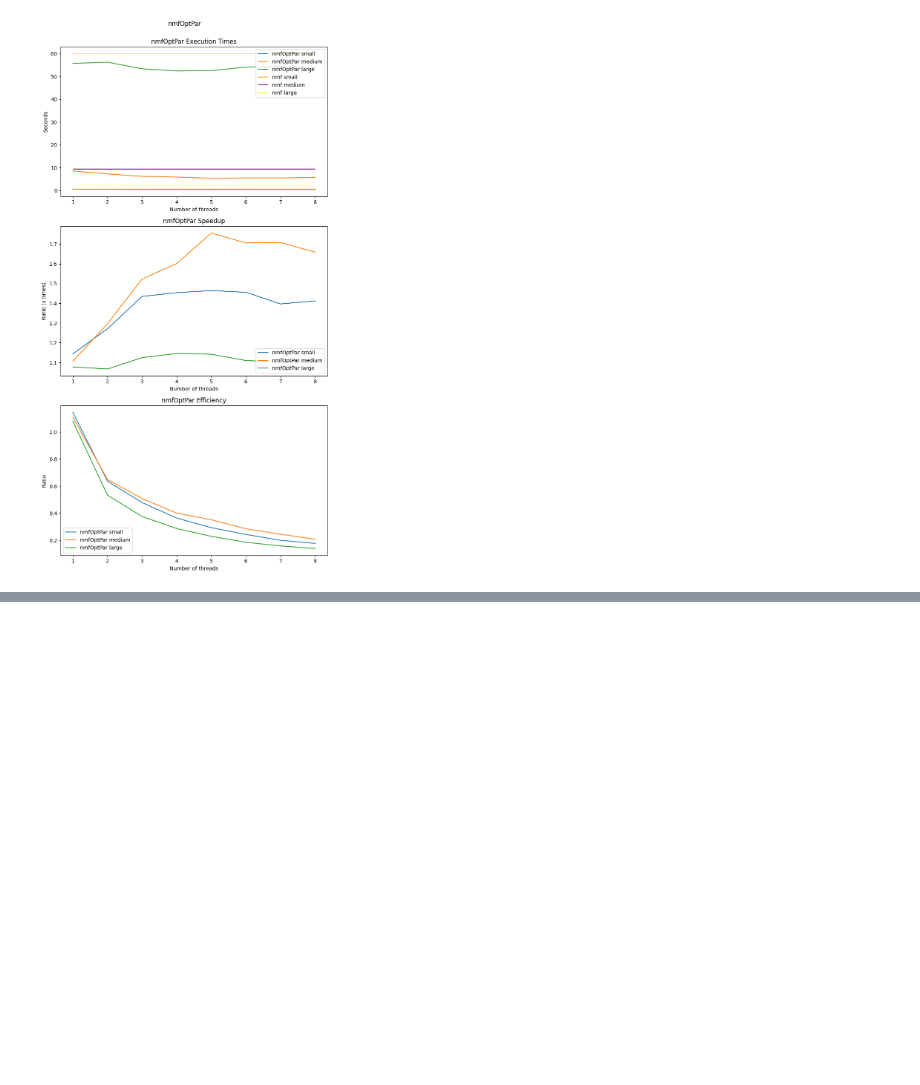
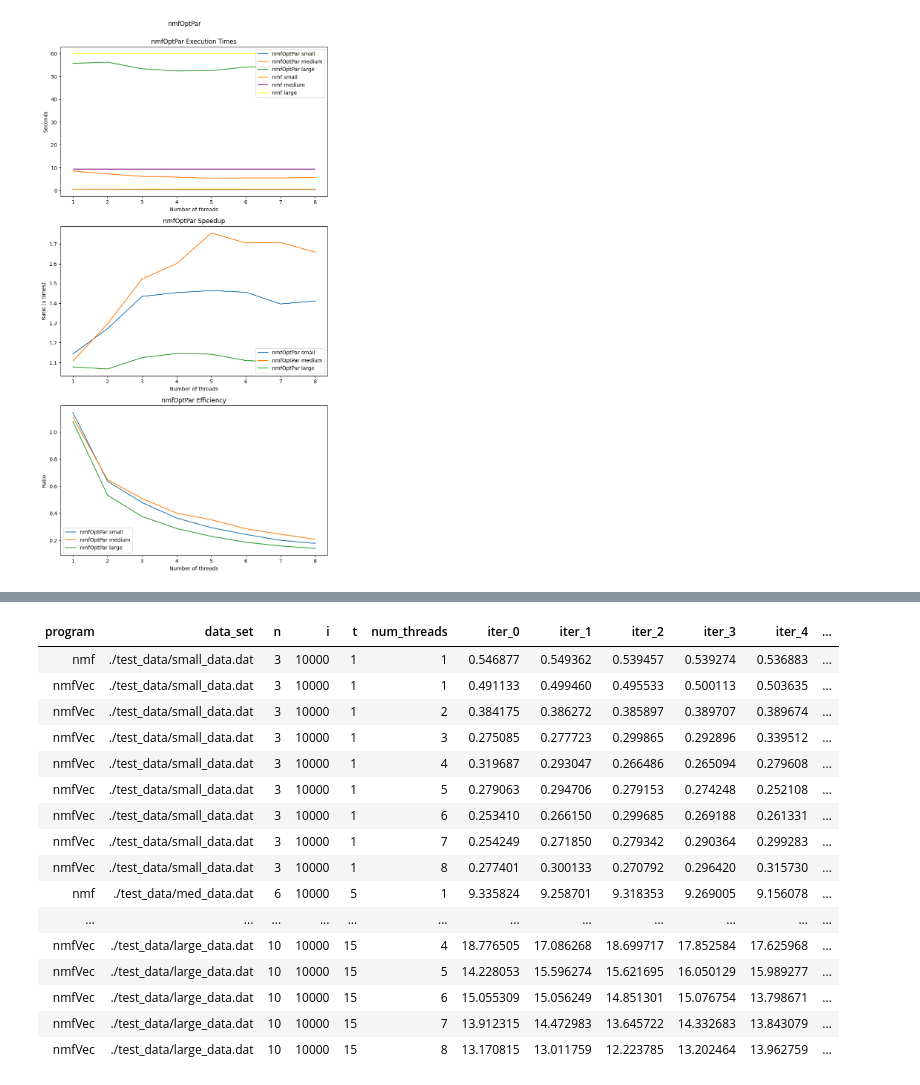
Before and after one commit to NFabrizio/NMF, a Jupyter notebook: results.ipynb, the cells around one changed output, grey strips where cells are left out. Saved outputs shown, nothing was run; the diff lists cells and outputs as text; code cells hidden in the pictures; blank space fills up the shorter version.

```diff
--- a/results.ipynb
+++ b/results.ipynb
@@ -324,7 +324,9 @@ def calc_mean_and_variance(df):
 
     return df
 # %%
-desired_cols = ['program', 'data_set', 'n', 'i', 't', 'blk_size', 'iter_0', 'iter_1', 'iter_2', \
+# desired_cols = ['program', 'data_set', 'n', 'i', 't', 'blk_size', 'iter_0', 'iter_1', 'iter_2', \
+#                 'iter_3', 'iter_4', 'iter_5', 'iter_6', 'adjusted_mean', 'speedup', 'efficiency']
+desired_cols = ['program', 'data_set', 'n', 'i', 't', 'num_threads', 'iter_0', 'iter_1', 'iter_2', \
                 'iter_3', 'iter_4', 'iter_5', 'iter_6', 'adjusted_mean', 'speedup', 'efficiency']
 # %%
 from IPython.display import display
@@ -1133,0 +1157,21 @@ plot_times2(adjusted_data_nmfOptPar, 'nmfOptPar', 'nmfOptPar.png')
+# %%
+adjusted_data_nmfVec = calc_mean_and_variance2(data_nmfVec)
+print_table(adjusted_data_nmfVec)
+# %% [output]
+| program | data_set | n | i | t | num_threads | iter_0 | iter_1 | iter_2 | iter_3 | iter_4 | ... |
+| nmf | ./test_data/small_data.dat | 3 | 10000 | 1 | 1 | 0.546877 | 0.549362 | 0.539457 | 0.539274 | 0.536883 | ... |
+| nmfVec | ./test_data/small_data.dat | 3 | 10000 | 1 | 1 | 0.491133 | 0.499460 | 0.495533 | 0.500113 | 0.503635 | ... |
+| nmfVec | ./test_data/small_data.dat | 3 | 10000 | 1 | 2 | 0.384175 | 0.386272 | 0.385897 | 0.389707 | 0.389674 | ... |
+| nmfVec | ./test_data/small_data.dat | 3 | 10000 | 1 | 3 | 0.275085 | 0.277723 | 0.299865 | 0.292896 | 0.339512 | ... |
+| nmfVec | ./test_data/small_data.dat | 3 | 10000 | 1 | 4 | 0.319687 | 0.293047 | 0.266486 | 0.265094 | 0.279608 | ... |
+| nmfVec | ./test_data/small_data.dat | 3 | 10000 | 1 | 5 | 0.279063 | 0.294706 | 0.279153 | 0.274248 | 0.252108 | ... |
+| nmfVec | ./test_data/small_data.dat | 3 | 10000 | 1 | 6 | 0.253410 | 0.266150 | 0.299685 | 0.269188 | 0.261331 | ... |
+| nmfVec | ./test_data/small_data.dat | 3 | 10000 | 1 | 7 | 0.254249 | 0.271850 | 0.279342 | 0.290364 | 0.299283 | ... |
+| nmfVec | ./test_data/small_data.dat | 3 | 10000 | 1 | 8 | 0.277401 | 0.300133 | 0.270792 | 0.296420 | 0.315730 | ... |
+| nmf | ./test_data/med_data.dat | 6 | 10000 | 5 | 1 | 9.335824 | 9.258701 | 9.318353 | 9.269005 | 9.156078 | ... |
+| ... | ... | ... | ... | ... | ... | ... | ... | ... | ... | ... | ... |
+| nmfVec | ./test_data/large_data.dat | 10 | 10000 | 15 | 4 | 18.776505 | 17.086268 | 18.699717 | 17.852584 | 17.625968 | ... |
+| nmfVec | ./test_data/large_data.dat | 10 | 10000 | 15 | 5 | 14.228053 | 15.596274 | 15.621695 | 16.050129 | 15.989277 | ... |
+| nmfVec | ./test_data/large_data.dat | 10 | 10000 | 15 | 6 | 15.055309 | 15.056249 | 14.851301 | 15.076754 | 13.798671 | ... |
+| nmfVec | ./test_data/large_data.dat | 10 | 10000 | 15 | 7 | 13.912315 | 14.472983 | 13.645722 | 14.332683 | 13.843079 | ... |
+| nmfVec | ./test_data/large_data.dat | 10 | 10000 | 15 | 8 | 13.170815 | 13.011759 | 12.223785 | 13.202464 | 13.962759 | ... |
```
Also changed, not shown: parts of 2 cells of this notebook, 5 other files.
